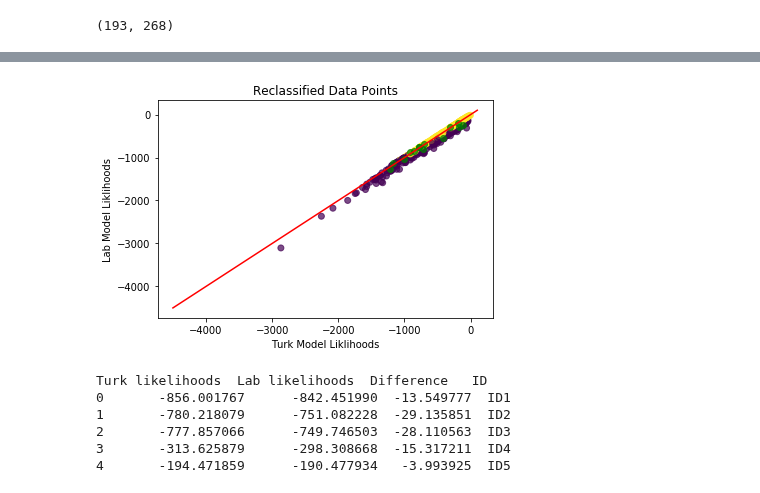
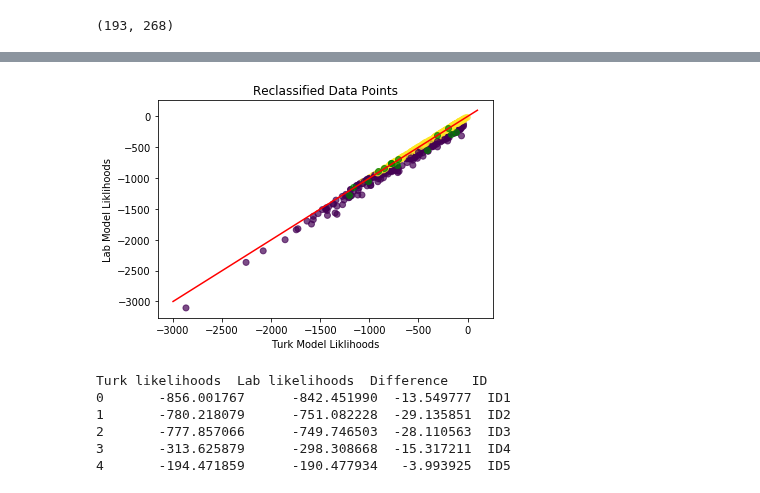
Before and after one commit to DJSaunders1997/Masters-Project, a Jupyter notebook: HMM.ipynb, the cells around one changed output, grey strips where cells are left out. Cells and saved outputs as stored; diff of their text form; code cells hidden in the pictures.

```diff
--- a/HMM.ipynb
+++ b/HMM.ipynb
@@ -371,24 +371,24 @@ plt.show()
 # %%
 # Plot reclassified data
 '''
 plt.scatter(turk_data_turk_model, turk_data_lab_model, alpha=0.7)
 plt.scatter(lab_data_turk_model, lab_data_lab_model, alpha=0.7)
 '''
 #plt.scatter(lab_data_turk_model+turk_data_turk_model, lab_data_lab_model+turk_data_lab_model, c=reclassified_turk_labels+reclassified_lab_labels, alpha=0.7)
 
 plt.scatter(turk_data_turk_model, turk_data_lab_model, c=reclassified_turk_labels, alpha=0.7)
 plt.scatter(lab_data_turk_model, lab_data_lab_model, c='g', alpha=0.7)
 
-x = np.linspace(-4500,100,100)
+x = np.linspace(-3000,100,100)
 y = 1*x+0
 
 plt.plot(x,y, 'r')
 plt.title('Reclassified Data Points')
 plt.xlabel('Turk Model Liklihoods')
 plt.ylabel('Lab Model Liklihoods')
 plt.show()
 # %% [output]
-[figure, old version]
+[figure, new version]
 # %%
 def compare_model_liklihoods(turk_model, lab_model, data, lengths, IDs):
     # Given a model and some data and lengths return a dataframe of each user, and the liklihoods for different models.
```
Also changed, not shown: parts of 11 cells of this notebook.
